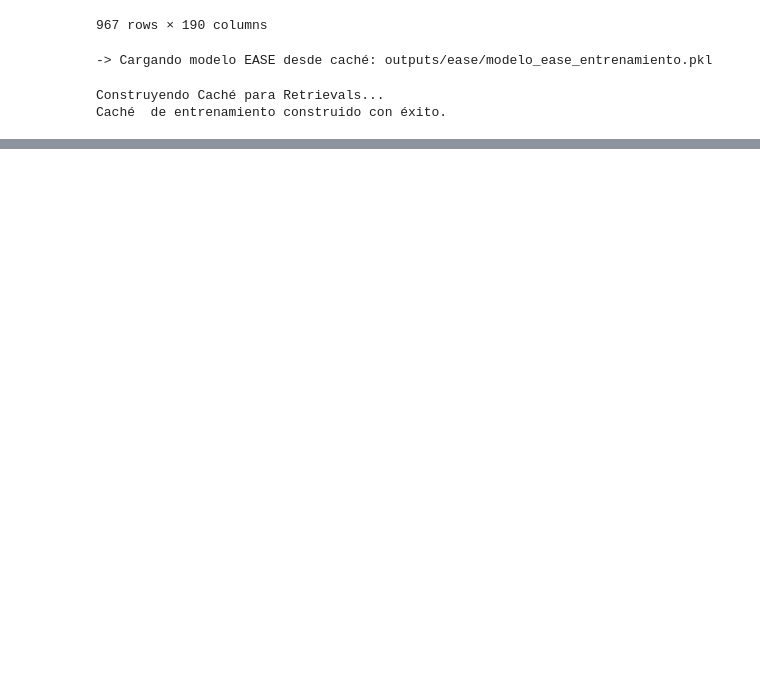
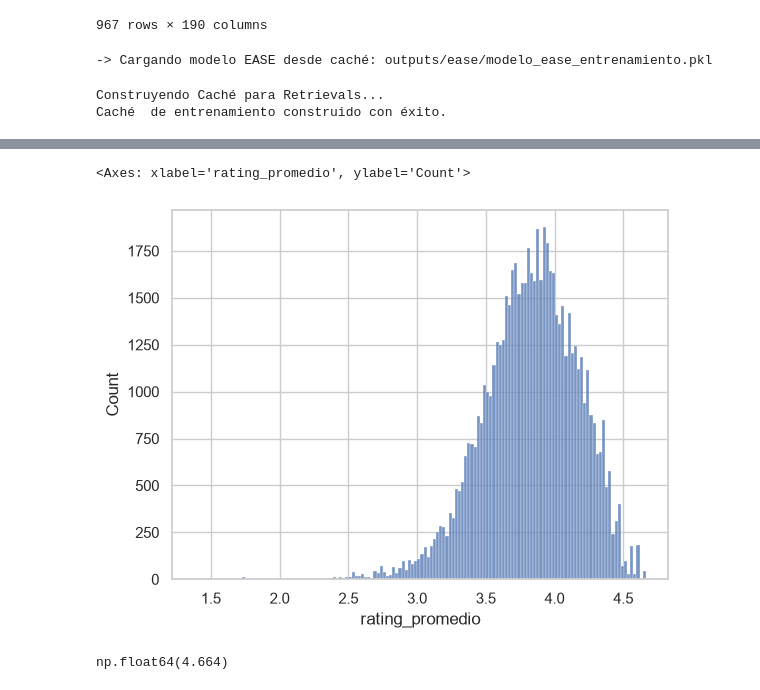
Before and after one commit to CLCHRISLOMBARDO/manga-recommendation-system, a Jupyter notebook: test.ipynb, the cells around one changed output, grey strips where cells are left out. Saved outputs shown, nothing was run; the diff lists cells and outputs as text; code cells hidden in the pictures; blank space fills up the shorter version.

```diff
--- a/test.ipynb
+++ b/test.ipynb
@@ -249,0 +441,9 @@ Caché  de entrenamiento construido con éxito.
+# %%
+sns.histplot(interacciones.rating_promedio)
+# %% [output]
+<Axes: xlabel='rating_promedio', ylabel='Count'>
+[figure, added]
+# %%
+interacciones.rating_promedio.max()
+# %% [output]
+np.float64(4.664)
```
Also changed, not shown: parts of 33 cells of this notebook, 1 other file.
